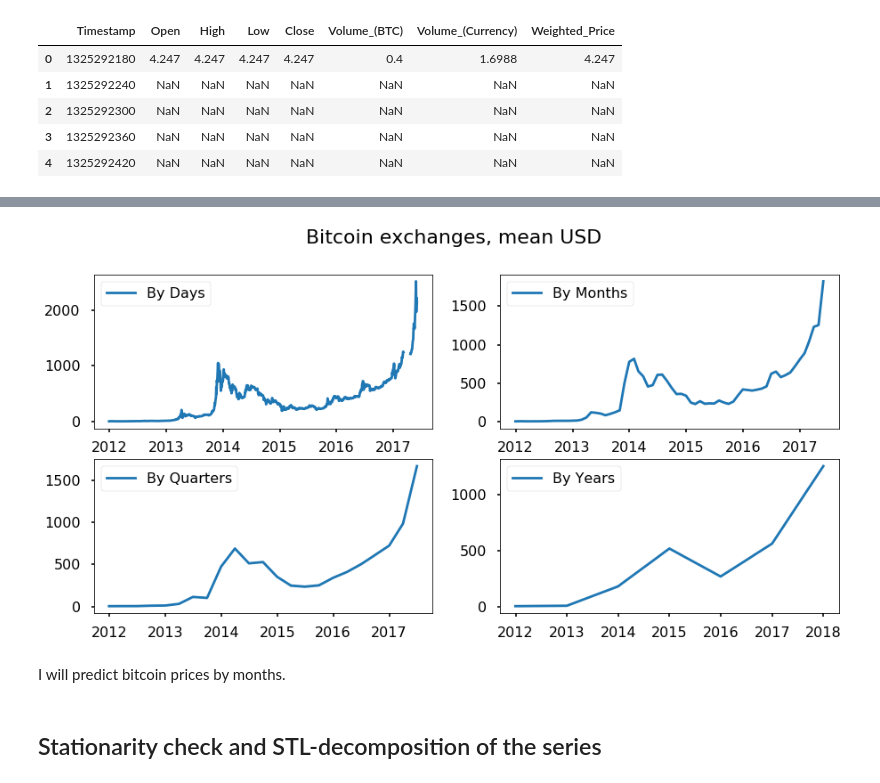
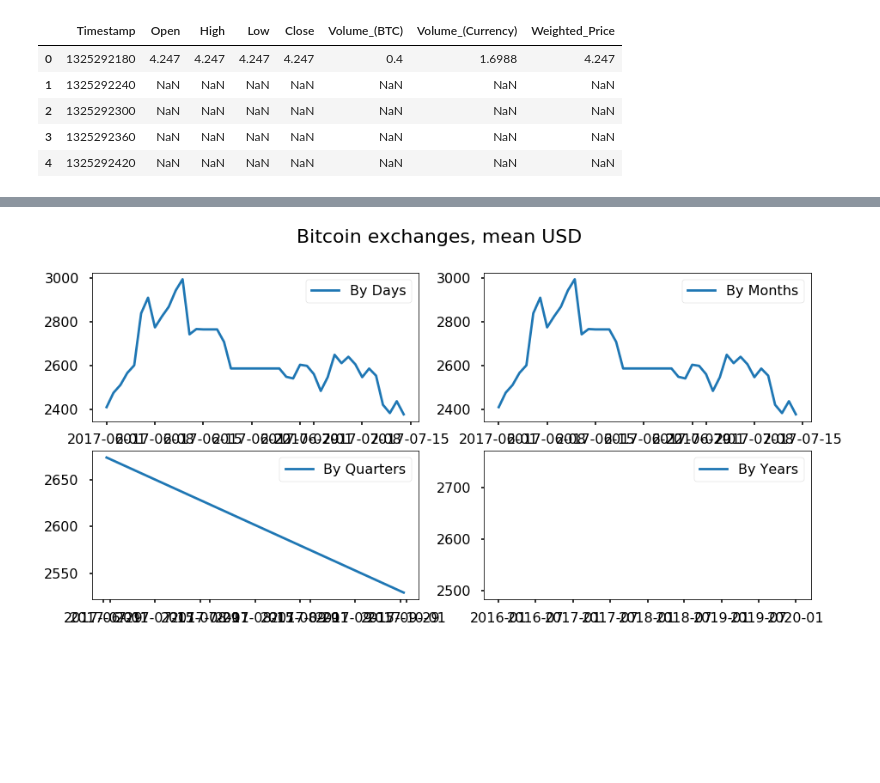
Before and after one commit to jack1806/bitcoin-price-predictions, a Jupyter notebook: bitcoin-price-prediction-by-arima.ipynb, the cells around one changed output, grey strips where cells are left out. Cells and saved outputs as stored; diff of their text form; code cells hidden in the pictures; blank space fills up the shorter version.

```diff
--- a/bitcoin-price-prediction-by-arima.ipynb
+++ b/bitcoin-price-prediction-by-arima.ipynb
@@ -27,3 +25,9 @@ df.head()
 | 2 | 1325292300 | NaN | NaN | NaN | NaN | NaN | NaN | NaN |
 | 3 | 1325292360 | NaN | NaN | NaN | NaN | NaN | NaN | NaN |
 | 4 | 1325292420 | NaN | NaN | NaN | NaN | NaN | NaN | NaN |
+# %%
+data = pd.read_csv("bitcoin_ticker.csv")
+df = data.loc[(data['rpt_key'] == 'btc_usd')]
+df.head()
+#df.Timestamp = pd.to_timedelta(df['datetime_id'], unit='s').dt.total_seconds().astype(int)
+#df.Timestamp = df.datetime_id.values.astype(np.int64)//10**9
@@ -30,16 +41,24 @@ df.head()
 # %%
 # Unix-time to
-df.Timestamp = pd.to_datetime(df.Timestamp, unit='s')
+#df.Timestamp = pd.to_datetime(df.Timestamp, unit='s')
+#df.head()
+
+#df['Timestamp'] = df.date_id
 
 # Resampling to daily frequency
-df.index = df.Timestamp
+df.index = pd.to_datetime(df.datetime_id)
+df['Weighted_Price'] = df.last
 df = df.resample('D').mean()
+df.head()
 
+df_month = df
 # Resampling to monthly frequency
-df_month = df.resample('M').mean()
+#df_month = df.resample('M').mean()
 
 # Resampling to annual frequency
 df_year = df.resample('A-DEC').mean()
 
 # Resampling to quarterly frequency
 df_Q = df.resample('Q-DEC').mean()
+
+df.head()
@@ -46,29 +73,25 @@ df_Q = df.resample('Q-DEC').mean()
 # %%
 # PLOTS
 fig = plt.figure(figsize=[15, 7])
 plt.suptitle('Bitcoin exchanges, mean USD', fontsize=22)
 
 plt.subplot(221)
-plt.plot(df.Weighted_Price, '-', label='By Days')
+plt.plot(df['last'], '-', label='By Days')
 plt.legend()
 
 plt.subplot(222)
-plt.plot(df_month.Weighted_Price, '-', label='By Months')
+plt.plot(df_month['last'], '-', label='By Months')
 plt.legend()
 
 plt.subplot(223)
-plt.plot(df_Q.Weighted_Price, '-', label='By Quarters')
+plt.plot(df_Q['last'], '-', label='By Quarters')
 plt.legend()
 
 plt.subplot(224)
-plt.plot(df_year.Weighted_Price, '-', label='By Years')
+plt.plot(df_year['last'], '-', label='By Years')
 plt.legend()
 
 # plt.tight_layout()
 plt.show()
 # %% [output]
-[figure, old version]
+[figure, new version]
-# %% [markdown]
-I will predict bitcoin prices by months.
-# %% [markdown]
-## Stationarity check and STL-decomposition of the series
```
Also changed, not shown: parts of 27 cells of this notebook, 3 other files.
